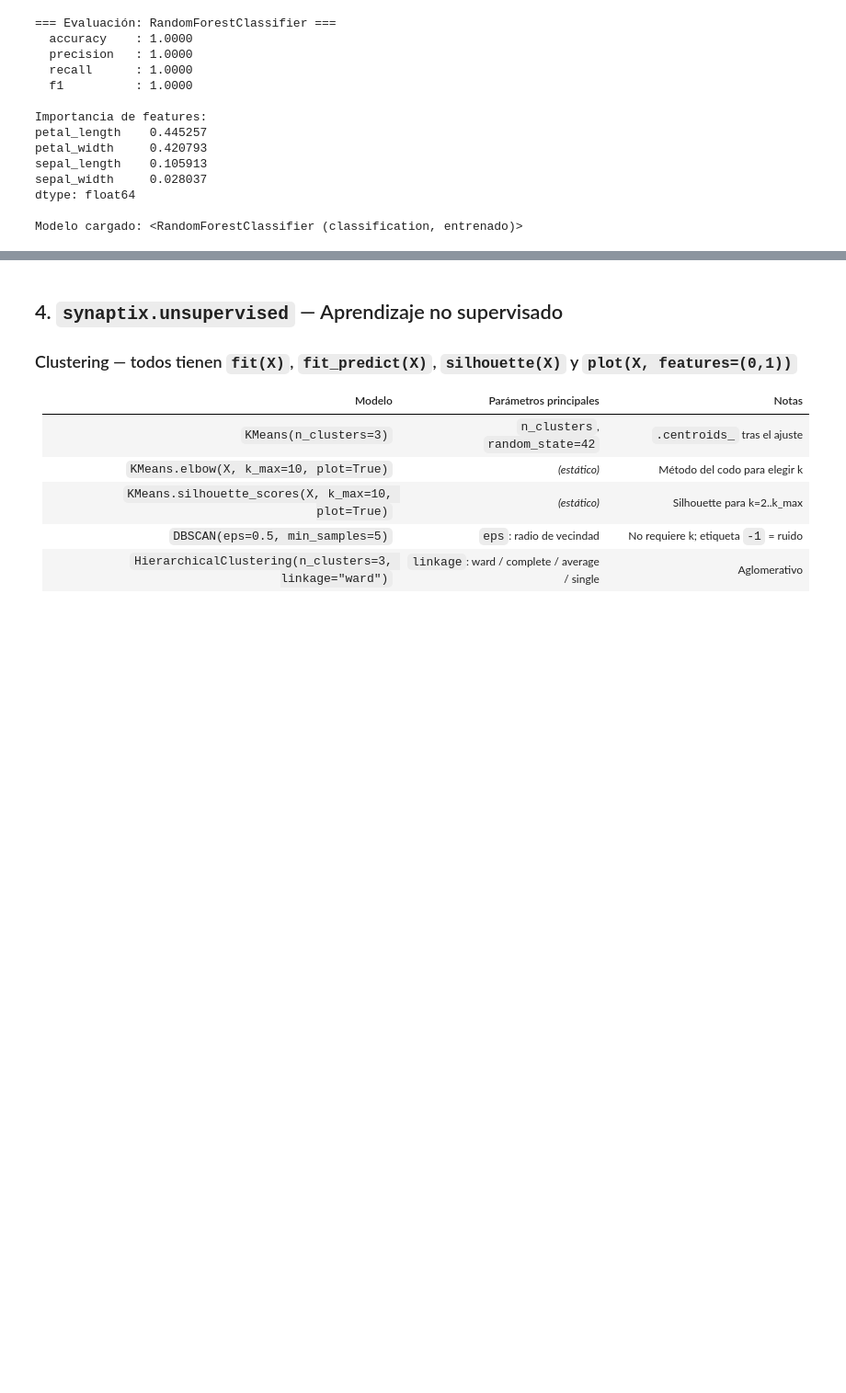
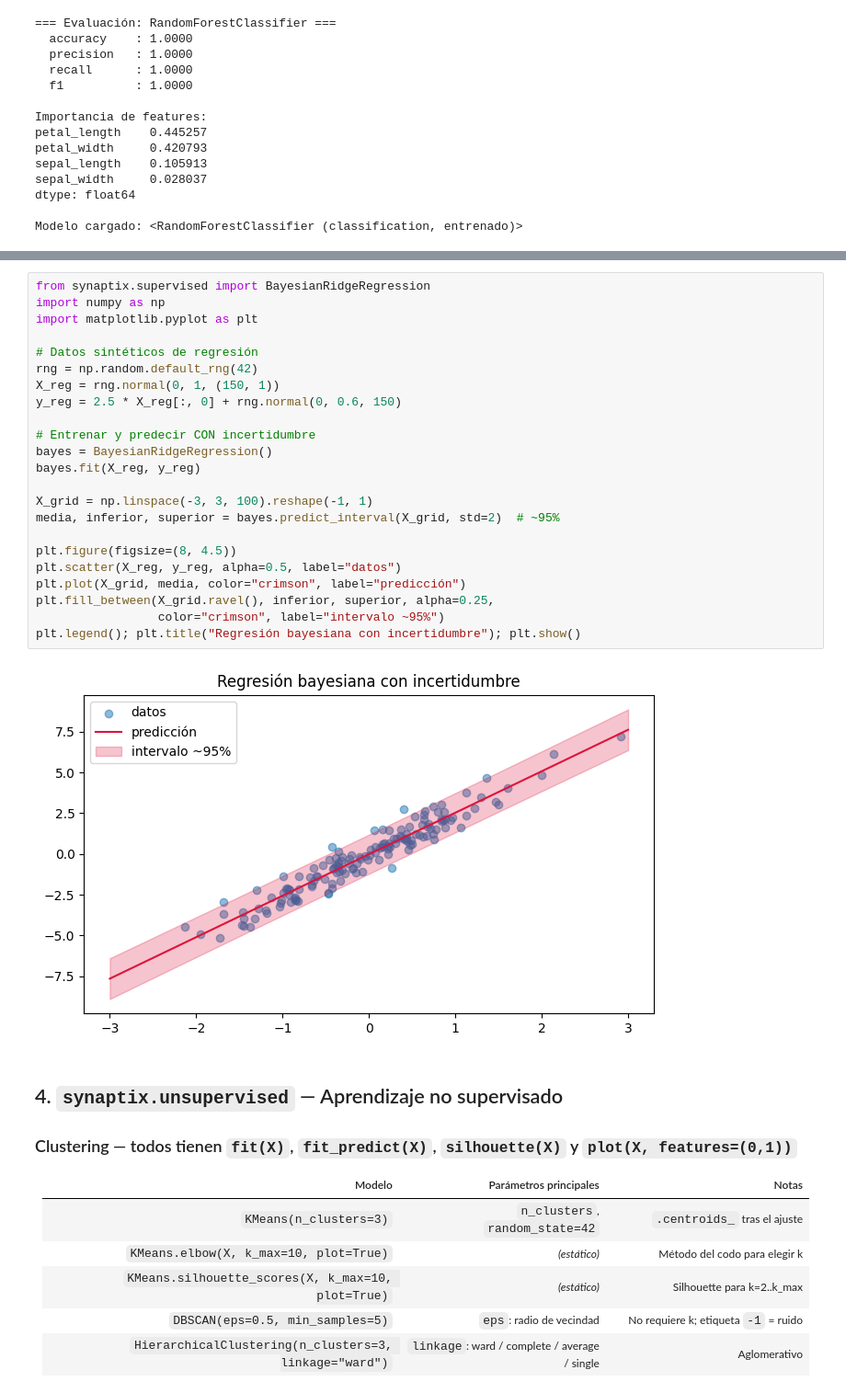
Before and after one commit to GhostAnalyst30/SynaptIX, a Jupyter notebook: how_use_synaptix.ipynb, the cells around one changed output, grey strips where cells are left out. Shown at 92% size. Cells and saved outputs as stored; diff of their text form; blank space fills up the shorter version.

```diff
--- a/how_use_synaptix.ipynb
+++ b/how_use_synaptix.ipynb
@@ -239,3 +265,28 @@ Modelo cargado: <RandomForestClassifier (classification, entrenado)>
+# %%
+from synaptix.supervised import BayesianRidgeRegression
+import numpy as np
+import matplotlib.pyplot as plt
+
+# Datos sintéticos de regresión
+rng = np.random.default_rng(42)
+X_reg = rng.normal(0, 1, (150, 1))
+y_reg = 2.5 * X_reg[:, 0] + rng.normal(0, 0.6, 150)
+
+# Entrenar y predecir CON incertidumbre
+bayes = BayesianRidgeRegression()
+bayes.fit(X_reg, y_reg)
+
+X_grid = np.linspace(-3, 3, 100).reshape(-1, 1)
+media, inferior, superior = bayes.predict_interval(X_grid, std=2)  # ~95%
+
+plt.figure(figsize=(8, 4.5))
+plt.scatter(X_reg, y_reg, alpha=0.5, label="datos")
+plt.plot(X_grid, media, color="crimson", label="predicción")
+plt.fill_between(X_grid.ravel(), inferior, superior, alpha=0.25,
+                 color="crimson", label="intervalo ~95%")
+plt.legend(); plt.title("Regresión bayesiana con incertidumbre"); plt.show()
+# %% [output]
+[figure, added]
 # %% [markdown]
 ## 4. `synaptix.unsupervised` — Aprendizaje no supervisado
 
```
Also changed, not shown: parts of 10 cells of this notebook, 17 other files.
